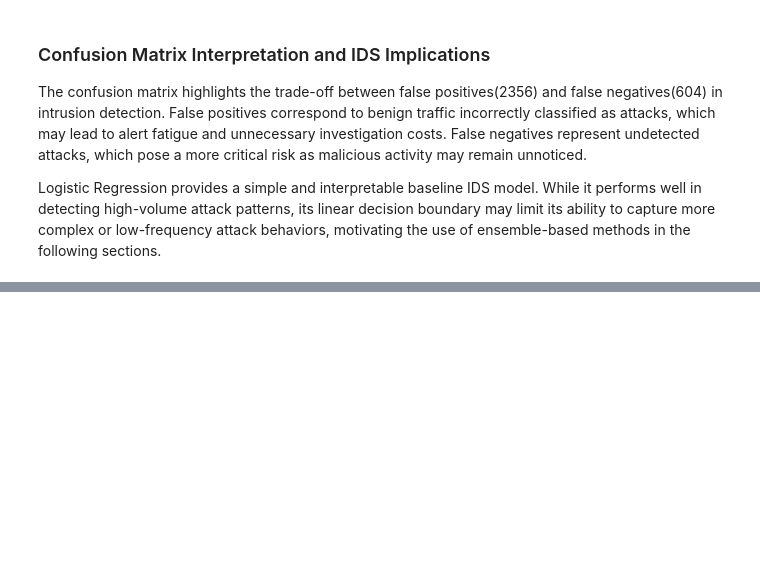
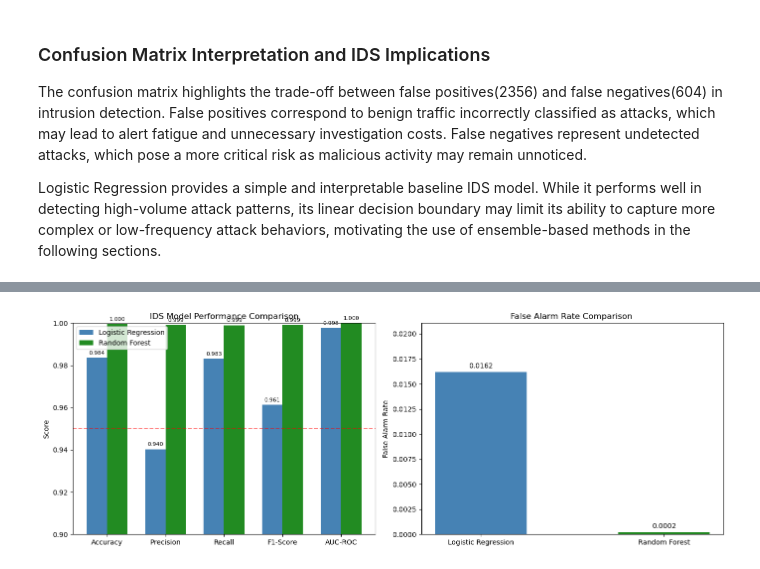
Before and after one commit to ANKOI12/INF6422E---Advanced-Concepts-in-Computer-Security, a Jupyter notebook: Notebook - Lab 1 - INF6422E - 2487137 - 2421549.ipynb, the cells around one changed output, grey strips where cells are left out. Cells and saved outputs as stored; diff of their text form; code cells hidden in the pictures; blank space fills up the shorter version.

```diff
--- a/Notebook - Lab 1 - INF6422E - 2487137 - 2421549.ipynb
+++ b/Notebook - Lab 1 - INF6422E - 2487137 - 2421549.ipynb
@@ -310,0 +545,55 @@ Logistic Regression provides a simple and interpretable baseline IDS model. Whil
+# %%
+import matplotlib.pyplot as plt
+import numpy as np
+
+fig, axes = plt.subplots(1, 2, figsize=(14, 5))
+
+# Chart 1: High-value metrics (close to 1)
+metrics_high = ['Accuracy', 'Precision', 'Recall', 'F1-Score', 'AUC-ROC']
+lr_values_high = [accuracy, precision, recall, f1, auc_lr_corrected]
+rf_values_high = [accuracy_rf, precision_rf, recall_rf, f1_rf, auc_rf]
+
+x = np.arange(len(metrics_high))
+width = 0.35
+
+bars1 = axes[0].bar(x - width/2, lr_values_high, width, label='Logistic Regression', color='steelblue')
+bars2 = axes[0].bar(x + width/2, rf_values_high, width, label='Random Forest', color='forestgreen')
+
+axes[0].set_ylabel('Score')
+axes[0].set_title('IDS Model Performance Comparison')
+axes[0].set_xticks(x)
+axes[0].set_xticklabels(metrics_high)
+axes[0].legend()
+axes[0].set_ylim(0.9, 1.0)
+axes[0].axhline(y=0.95, color='red', linestyle='--', alpha=0.5)
+
+# Add value labels
+for bar in bars1:
+    height = bar.get_height()
+    axes[0].annotate(f'{height:.3f}', xy=(bar.get_x() + bar.get_width()/2, height),
+                     xytext=(0, 3), textcoords="offset points", ha='center', va='bottom', fontsize=8)
+for bar in bars2:
+    height = bar.get_height()
+    axes[0].annotate(f'{height:.3f}', xy=(bar.get_x() + bar.get_width()/2, height),
+                     xytext=(0, 3), textcoords="offset points", ha='center', va='bottom', fontsize=8)
+
+# Chart 2: False Alarm Rate (close to 0, lower is better)
+models = ['Logistic Regression', 'Random Forest']
+far_values = [far_lr, far_rf]
+colors = ['steelblue', 'forestgreen']
+
+bars3 = axes[1].bar(models, far_values, color=colors, width=0.5)
+axes[1].set_ylabel('False Alarm Rate')
+axes[1].set_title('False Alarm Rate Comparison ')
+axes[1].set_ylim(0, max(far_values) * 1.3)
+
+# Add value labels
+for bar in bars3:
+    height = bar.get_height()
+    axes[1].annotate(f'{height:.4f}', xy=(bar.get_x() + bar.get_width()/2, height),
+                     xytext=(0, 3), textcoords="offset points", ha='center', va='bottom', fontsize=10)
+
+plt.tight_layout()
+plt.show()
+# %% [output]
+[figure, added]
```
Also changed, not shown: parts of 13 cells of this notebook.
